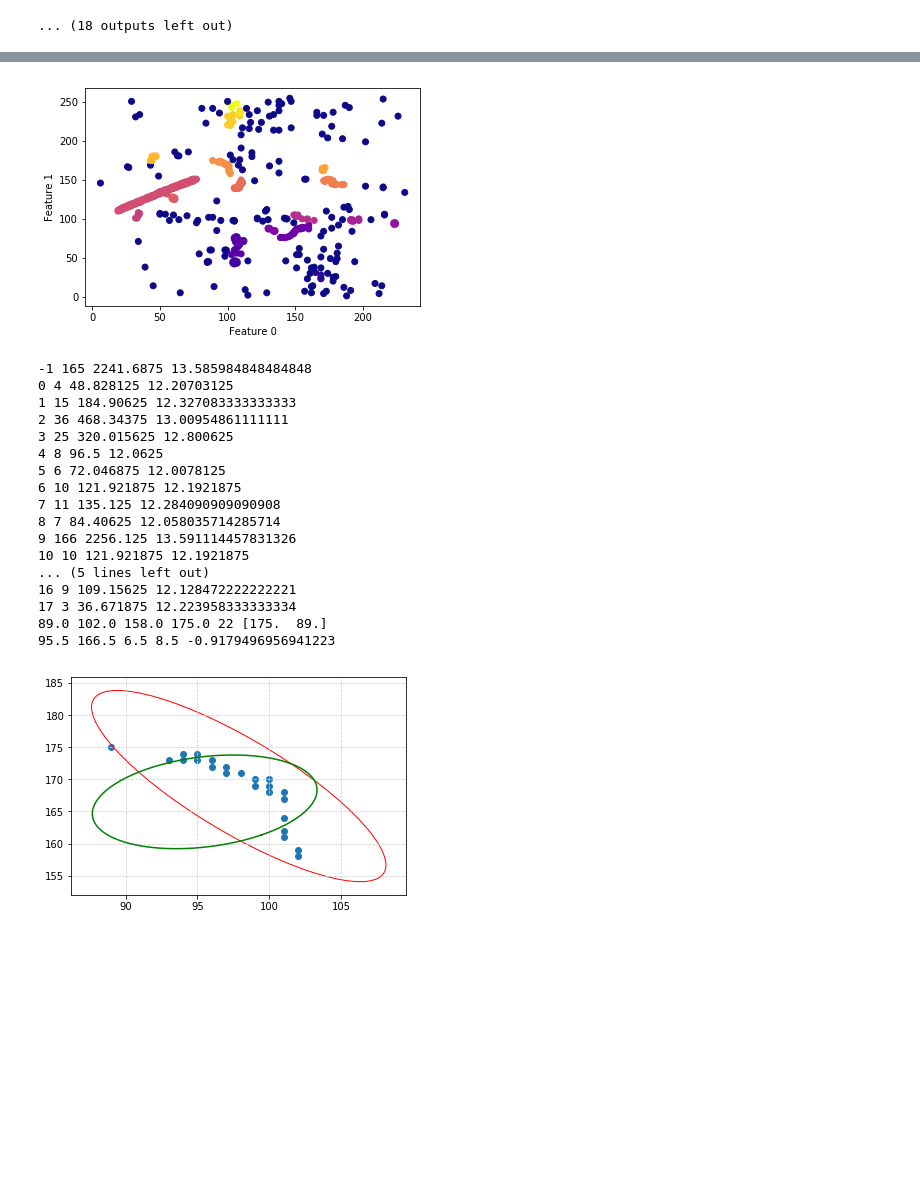
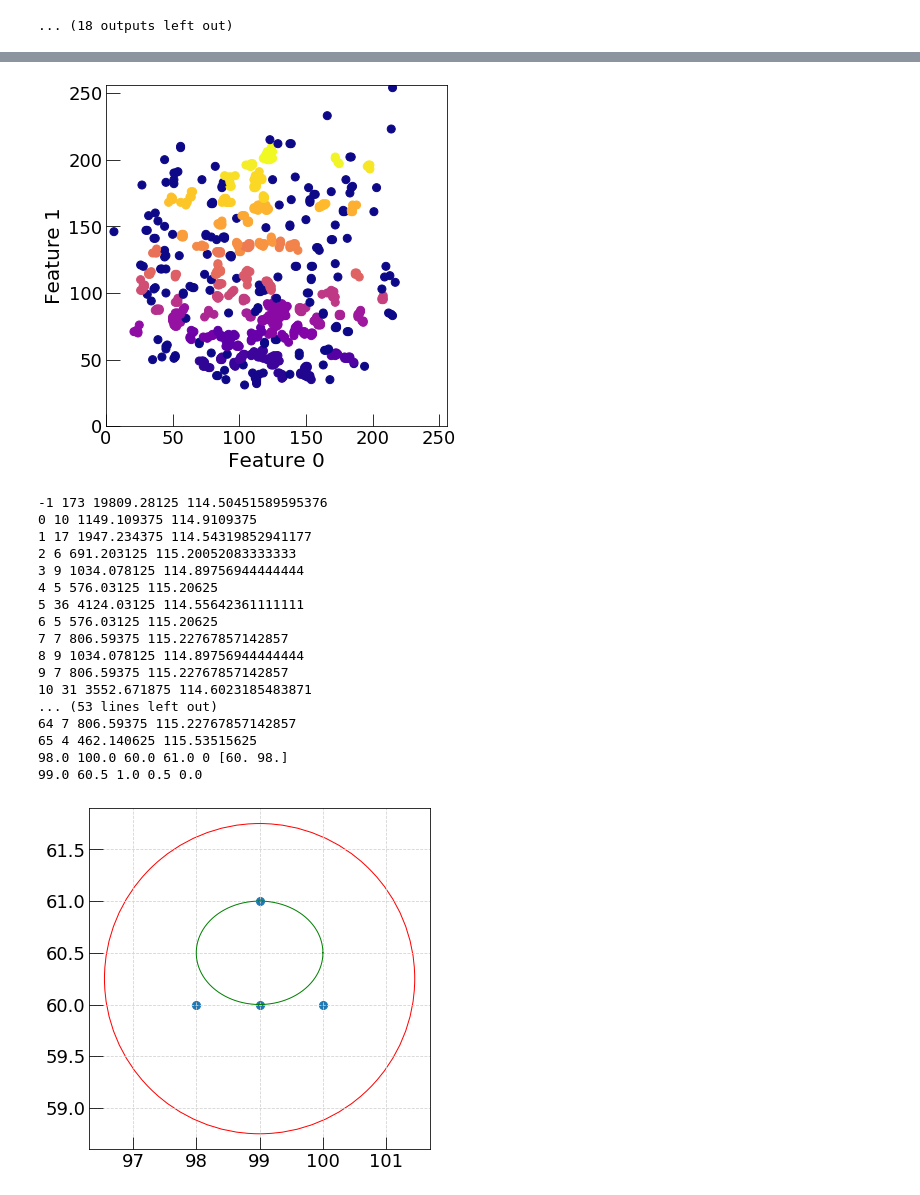
Before and after one commit to gmazzitelli/cygno, a Jupyter notebook: MLclusterTest.ipynb, the cells around one changed output, grey strips where cells are left out. Saved outputs shown, nothing was run; the diff lists cells and outputs as text; code cells hidden in the pictures; blank space fills up the shorter version.

```diff
--- a/MLclusterTest.ipynb
+++ b/MLclusterTest.ipynb
@@ -182,10 +202,11 @@ x_resolution = y_resolution = 2048
 from itertools import combinations
 pixelscale  = 0.125 #55e-3 #Orange 0.125 for lemonn mm/pixel
 nsigma      = 1
-run         = 1511
-traccia     = 1 #3
+run         = 1511 #725# 478 # 1511
+traccia     = 340 # 880
 cimax       = 300
 cimin       = 95# 85
+rebin_th_image = 116 # 116
 dataSelection = 'LTD'
 rescale = 256
 image = cy.swift_read_image_h5(cy.imageFile2FullPathCygnus(dataSelection, run, traccia))
@@ -193,7 +214,7 @@ plt.imshow(image, vmin=cimin,vmax=cimax, cmap='jet')
 th_image = image
 plt.show()
 rebin_image     = cy.rebin(image, (rescale, rescale))
-rebin_th_image = 116
+
 plt.imshow(rebin_image, vmin=cimin,vmax=cimax, cmap='jet')
 edges           = (rebin_image > rebin_th_image) & (rebin_image < cimax)
 points          = np.array(np.nonzero(edges)).T.astype(float)
@@ -331,4 +352,6 @@ plt.show()
 # %%
+import cygnus_lib as cy
+cy.set_atlas_style('square')
 def cluster_elips(points):
     x0i= np.argmin(points[:,1])
     a0 = points[x0i][1]
@@ -350,75 +373,58 @@ from matplotlib import patches
 from sklearn.cluster import DBSCAN
 from sklearn.preprocessing import StandardScaler
 scaler = StandardScaler()
 X_scaled = scaler.fit_transform(points)
 
-dbscan = DBSCAN(eps=0.1, min_samples = 4)
+dbscan = DBSCAN(eps=0.1, min_samples = 4) # eps=0.1
 dbscan.fit(points)
 
 clusters = dbscan.fit_predict(X_scaled)
 plt.scatter(points[:,1], points[:,0], c=dbscan.labels_, cmap="plasma")
 plt.xlabel("Feature 0")
 plt.ylabel("Feature 1")
+plt.xlim(0,rebin_image.shape[0])
+plt.ylim(0,rebin_image.shape[1])
 plt.show()
 
-dbscan.labels_
-
-#print(rebin_image[int(points[0,1]), int(points[0,0])])
-#plt.scatter(points[:,1][dbscan.labels_==9], points[:,0][dbscan.labels_==9])
-#plt.xlabel("Feature 0")
-#plt.xlim(0,128)
-#plt.ylabel("Feature 1")
-#plt.ylim(0,128)
-#plt.show()
 
 for i in range (min(dbscan.labels_), max(dbscan.labels_)):
     ph = 0
     for j in range(0, len(points[:,1][dbscan.labels_==i])):
-        ph += (rebin_image[int(points[j,1]), int(points[j,0])])-100
+        ph += (rebin_image[int(points[j,1]), int(points[j,0])])
     print(i,np.sum([dbscan.labels_==i]), ph, ph/np.sum([dbscan.labels_==i]))
-    #plt.scatter(points[:,1][dbscan.labels_==i], points[:,0][dbscan.labels_==i])
-    #plt.xlabel("Feature 0")
-    #plt.xlim(0,128)
-    #plt.ylabel("Feature 1")
-    #plt.ylim(0,128)
-    #plt.show()
-#    print(points[:,1][dbscan.labels_==i])
-#    x = int(points[:,0][dbscan.labels_==i])
-#    print(rebin_image[int(points[0,1][dbscan.labels_==i]), int(points[0,0][dbscan.labels_==i])])
 plt.show()
 fig, ax = plt.subplots()
-ic = 13
+ic = 11
 ax.scatter(points[:,1][dbscan.labels_==ic], points[:,0][dbscan.labels_==ic])
 x0, y0, a, b, theta = cluster_elips(points[dbscan.labels_==ic])
 confidence_ellipse(points[:,1][dbscan.labels_==ic], points[:,0][dbscan.labels_==ic], ax, edgecolor='red')
 t = np.linspace(0, 2*np.pi, 100)
 print (x0, y0, a, b, theta)
 plt.plot(x0 + a*np.cos(t)*np.cos(theta) - b*np.sin(t)*np.sin(theta) ,
          y0 + b*np.sin(t)*np.cos(theta) + a*np.cos(t)*np.sin(theta), 'g-')
 plt.grid(color='lightgray',linestyle='--')
-#plt.xlim(0,rebin_image.shape[0])
-#plt.ylim(0,rebin_image.shape[1])
+
 plt.show()
 # %% [output]
-[figure, old version]
+[figure, new version]
--1 165 2241.6875 13.585984848484848
-0 4 48.828125 12.20703125
-1 15 184.90625 12.327083333333333
-2 36 468.34375 13.00954861111111
-3 25 320.015625 12.800625
-4 8 96.5 12.0625
-5 6 72.046875 12.0078125
-6 10 121.921875 12.1921875
-7 11 135.125 12.284090909090908
-8 7 84.40625 12.058035714285714
-9 166 2256.125 13.591114457831326
-10 10 121.921875 12.1921875
-... (5 lines left out)
-16 9 109.15625 12.128472222222221
-17 3 36.671875 12.223958333333334
-89.0 102.0 158.0 175.0 22 [175.  89.]
-95.5 166.5 6.5 8.5 -0.9179496956941223
+-1 173 19809.28125 114.50451589595376
+0 10 1149.109375 114.9109375
+1 17 1947.234375 114.54319852941177
+2 6 691.203125 115.20052083333333
+3 9 1034.078125 114.89756944444444
+4 5 576.03125 115.20625
+5 36 4124.03125 114.55642361111111
+6 5 576.03125 115.20625
+7 7 806.59375 115.22767857142857
+8 9 1034.078125 114.89756944444444
+9 7 806.59375 115.22767857142857
+10 31 3552.671875 114.6023185483871
+... (53 lines left out)
+64 7 806.59375 115.22767857142857
+65 4 462.140625 115.53515625
+98.0 100.0 60.0 61.0 0 [60. 98.]
+99.0 60.5 1.0 0.5 0.0
-[figure, old version]
+[figure, new version]
 # %%
 import numpy as np
 import cygnus_lib as cy
```
Also changed, not shown: parts of 33 cells of this notebook, 44 other files.
